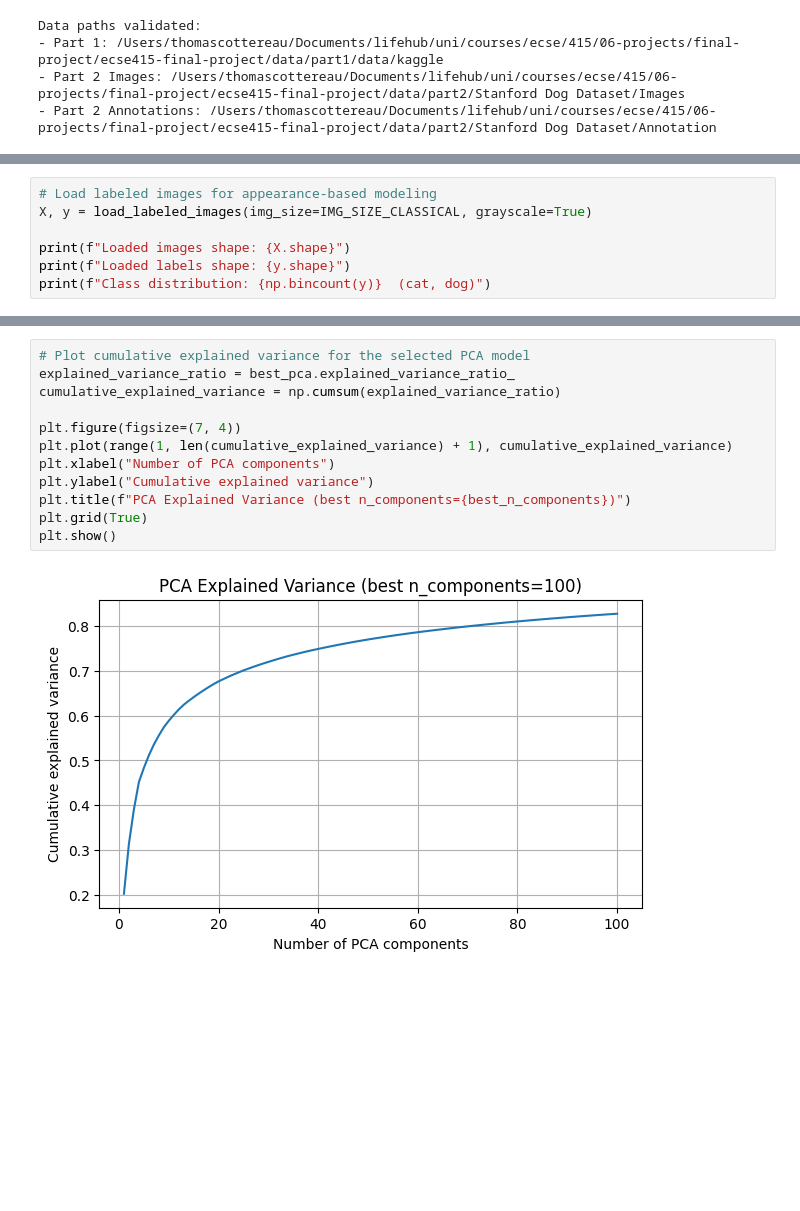
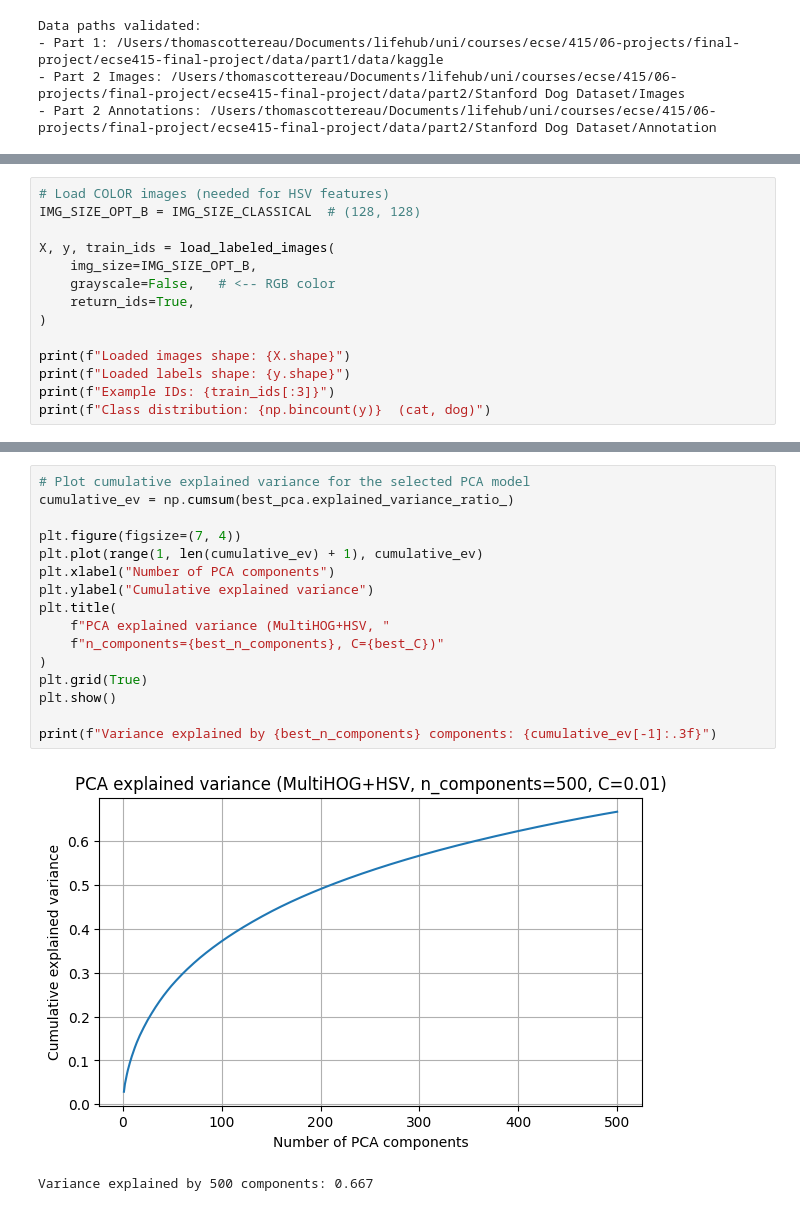
Before and after one commit to ECSE415-group-3/ecse415-final-project, a Jupyter notebook: notebooks/02-appearace-based-model-optionB.ipynb, the cells around one changed output, grey strips where cells are left out. Saved outputs shown, nothing was run; the diff lists cells and outputs as text; blank space fills up the shorter version.

```diff
--- a/notebooks/02-appearace-based-model-optionB.ipynb
+++ b/notebooks/02-appearace-based-model-optionB.ipynb
@@ -49,10 +67,17 @@ from src.visualization import (
     plot_model_comparison,
 )
 # %%
-# Load labeled images for appearance-based modeling
-X, y = load_labeled_images(img_size=IMG_SIZE_CLASSICAL, grayscale=True)
+# Load COLOR images (needed for HSV features)
+IMG_SIZE_OPT_B = IMG_SIZE_CLASSICAL  # (128, 128)
+
+X, y, train_ids = load_labeled_images(
+    img_size=IMG_SIZE_OPT_B,
+    grayscale=False,   # <-- RGB color
+    return_ids=True,
+)
 
 print(f"Loaded images shape: {X.shape}")
 print(f"Loaded labels shape: {y.shape}")
+print(f"Example IDs: {train_ids[:3]}")
 print(f"Class distribution: {np.bincount(y)}  (cat, dog)")
 # %% [output]
@@ -157,15 +367,20 @@ plot_sample_predictions(
 # %%
 # Plot cumulative explained variance for the selected PCA model
-explained_variance_ratio = best_pca.explained_variance_ratio_
-cumulative_explained_variance = np.cumsum(explained_variance_ratio)
+cumulative_ev = np.cumsum(best_pca.explained_variance_ratio_)
 
 plt.figure(figsize=(7, 4))
-plt.plot(range(1, len(cumulative_explained_variance) + 1), cumulative_explained_variance)
+plt.plot(range(1, len(cumulative_ev) + 1), cumulative_ev)
 plt.xlabel("Number of PCA components")
 plt.ylabel("Cumulative explained variance")
-plt.title(f"PCA Explained Variance (best n_components={best_n_components})")
+plt.title(
+    f"PCA explained variance (MultiHOG+HSV, "
+    f"n_components={best_n_components}, C={best_C})"
+)
 plt.grid(True)
 plt.show()
+
+print(f"Variance explained by {best_n_components} components: {cumulative_ev[-1]:.3f}")
 # %% [output]
-[figure, old version]
+[figure, new version]
+Variance explained by 500 components: 0.667
 # %%
```
Also changed, not shown: parts of 14 cells of this notebook, 4 other files.
